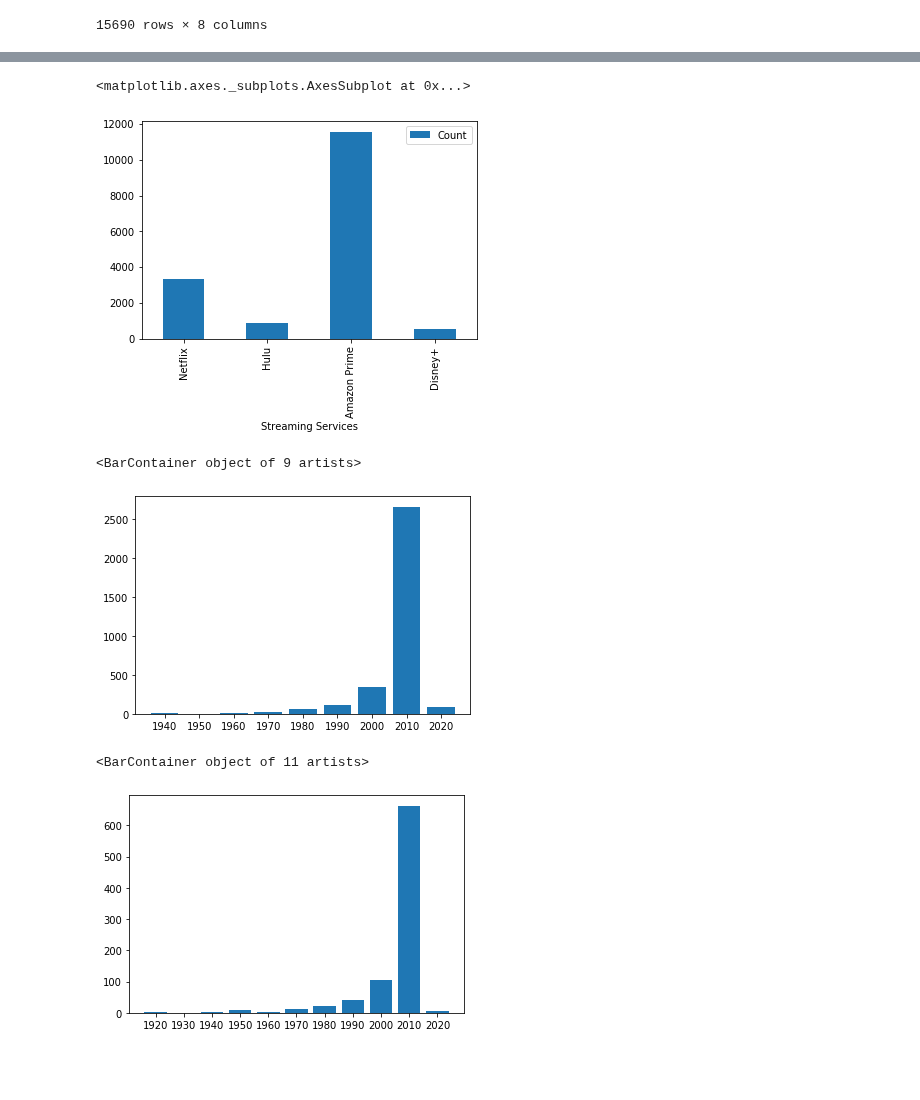
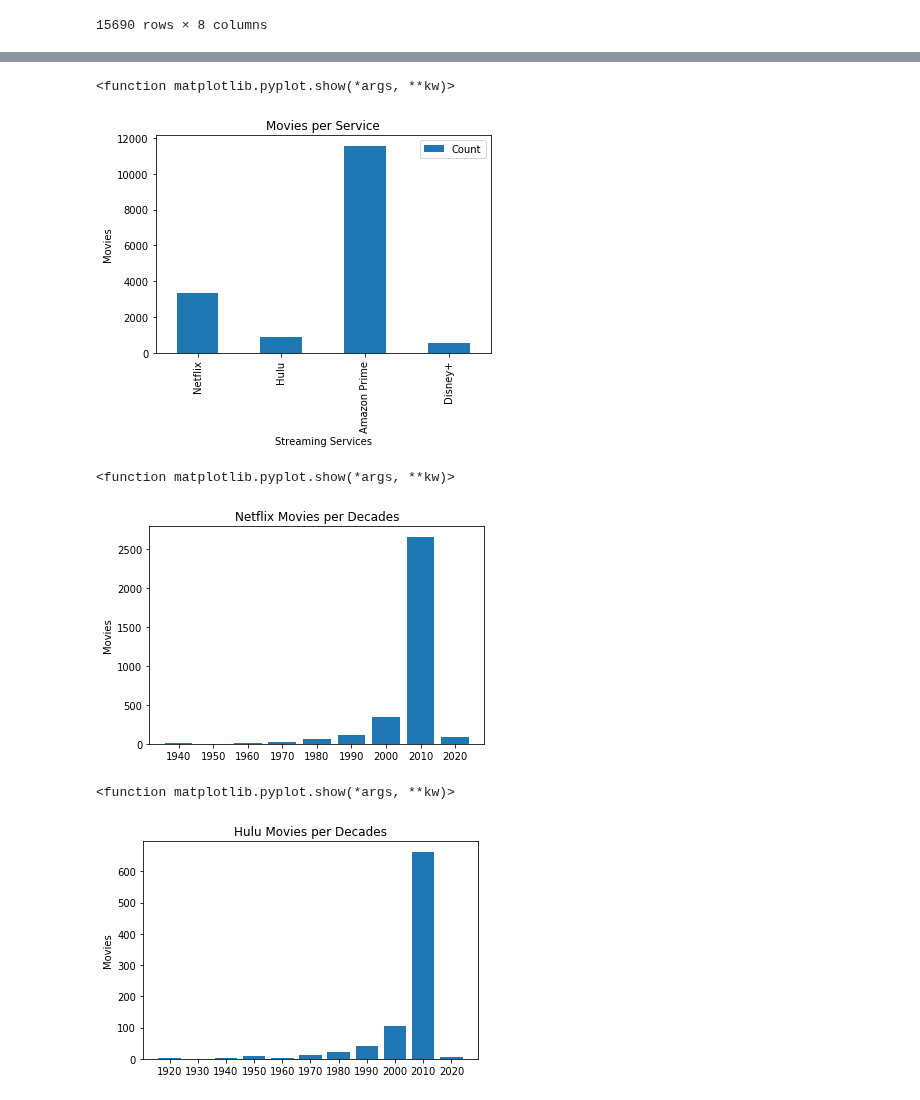
Before and after one commit to trevorguleserian/Project1, a Jupyter notebook: movies_data.ipynb, the cells around one changed output, grey strips where cells are left out. Cells and saved outputs as stored; diff of their text form; code cells hidden in the pictures; blank space fills up the shorter version.

```diff
--- a/movies_data.ipynb
+++ b/movies_data.ipynb
@@ -45,23 +53,28 @@ Text(0.5, 0, 'Release Year')
 # %%
 netflix_df = movies_df.loc[movies_df['Netflix'] == 1]
 netflix = (len(netflix_df))
 
 hulu_df = movies_df.loc[movies_df['Hulu'] == 1]
 hulu = (len(hulu_df))
 
 prime_df = movies_df.loc[movies_df['Prime Video'] == 1]
 prime = (len(prime_df))
 
 disney_df = movies_df.loc[movies_df['Disney+'] == 1]
 disney = (len(disney_df))
 
 count_df = pd.DataFrame({'Streaming Services': ['Netflix', 'Hulu', 'Amazon Prime', 'Disney+'],
                          'Count': [netflix, hulu, prime, disney]}
                        ).set_index('Streaming Services')
 count_df.plot(kind='bar')
+plt.ylabel('Movies')
+plt.title('Movies per Service')
+
+plt.savefig("PNG/movie_per_service.png")
+plt.show
 # %% [output]
-<matplotlib.axes._subplots.AxesSubplot at 0x...>
+<function matplotlib.pyplot.show(*args, **kw)>
-[figure, old version]
+[figure, new version]
 # %%
 year_bin = [0, 1949, 1959, 1969, 1979, 1989, 1999, 2009, 2019, 2030]
 year_names = ['1940', '1950', '1960', '1970', '1980', '1990', '2000', '2010', '2020']
@@ -71,9 +84,14 @@ netflix_year_df = netflix_df[['Title', 'Year']].reset_index(inplace=False)
 netflix_year_df['Decade'] = pd.cut(netflix_year_df['Year'], year_bin, labels=year_names, include_lowest=True)
 netflix_bar_df = netflix_year_df.groupby('Decade').count().reset_index(inplace=False)
 plt.bar(netflix_bar_df['Decade'],netflix_bar_df['Year'])
+plt.ylabel('Movies')
+plt.title('Netflix Movies per Decades')
+
+plt.savefig("PNG/netflix_movie_per_dacade.png")
+plt.show
 # %% [output]
-<BarContainer object of 9 artists>
+<function matplotlib.pyplot.show(*args, **kw)>
-[figure, old version]
+[figure, new version]
 # %%
 year_bin = [0,1929, 1939, 1949, 1959, 1969, 1979, 1989, 1999, 2009, 2019, 2030]
 year_names = ['1920', '1930', '1940', '1950', '1960', '1970', '1980', '1990', '2000', '2010', '2020']
@@ -83,9 +101,14 @@ hulu_year_df = hulu_df[['Title', 'Year']].reset_index(inplace=False)
 hulu_year_df['Decade'] = pd.cut(hulu_year_df['Year'], year_bin, labels=year_names, include_lowest=True)
 hulu_year_df = hulu_year_df.groupby('Decade').count().reset_index(inplace=False)
 plt.bar(hulu_year_df['Decade'],hulu_year_df['Year'])
+plt.ylabel('Movies')
+plt.title('Hulu Movies per Decades')
+
+plt.savefig("PNG/hulu_movie_per_decade.png")
+plt.show
 # %% [output]
-<BarContainer object of 11 artists>
+<function matplotlib.pyplot.show(*args, **kw)>
-[figure, old version]
+[figure, new version]
 # %%
 year_bin = [0, 1909, 1919, 1929, 1939, 1949, 1959, 1969, 1979, 1989, 1999, 2009, 2019, 2030]
 year_names = ['1900', '1910', '1920', '1930', '1940', '1950', '1960', '1970', '1980', '1990', '2000', '2010', '2020']
```
Also changed, not shown: parts of 6 cells of this notebook, 9 other files.
